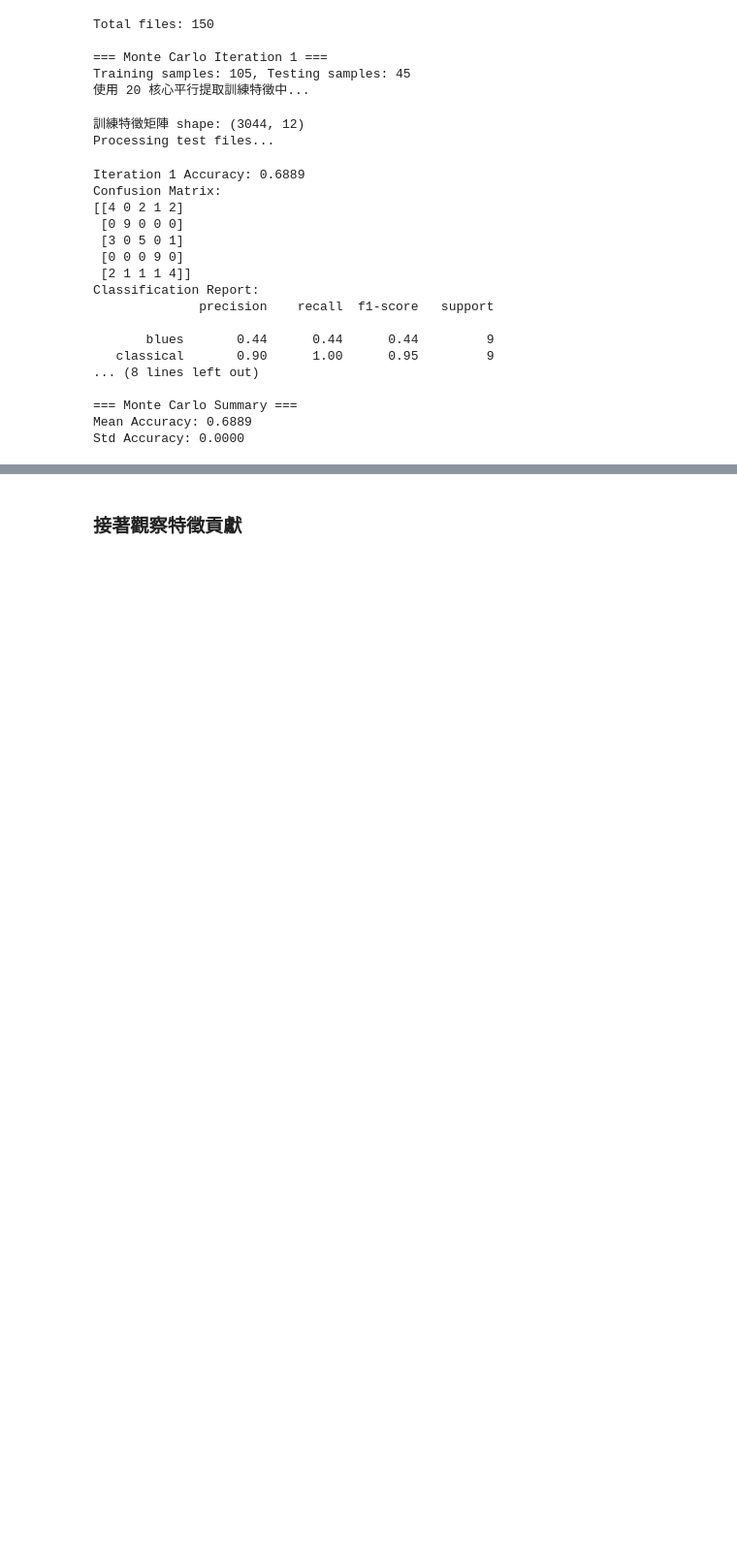
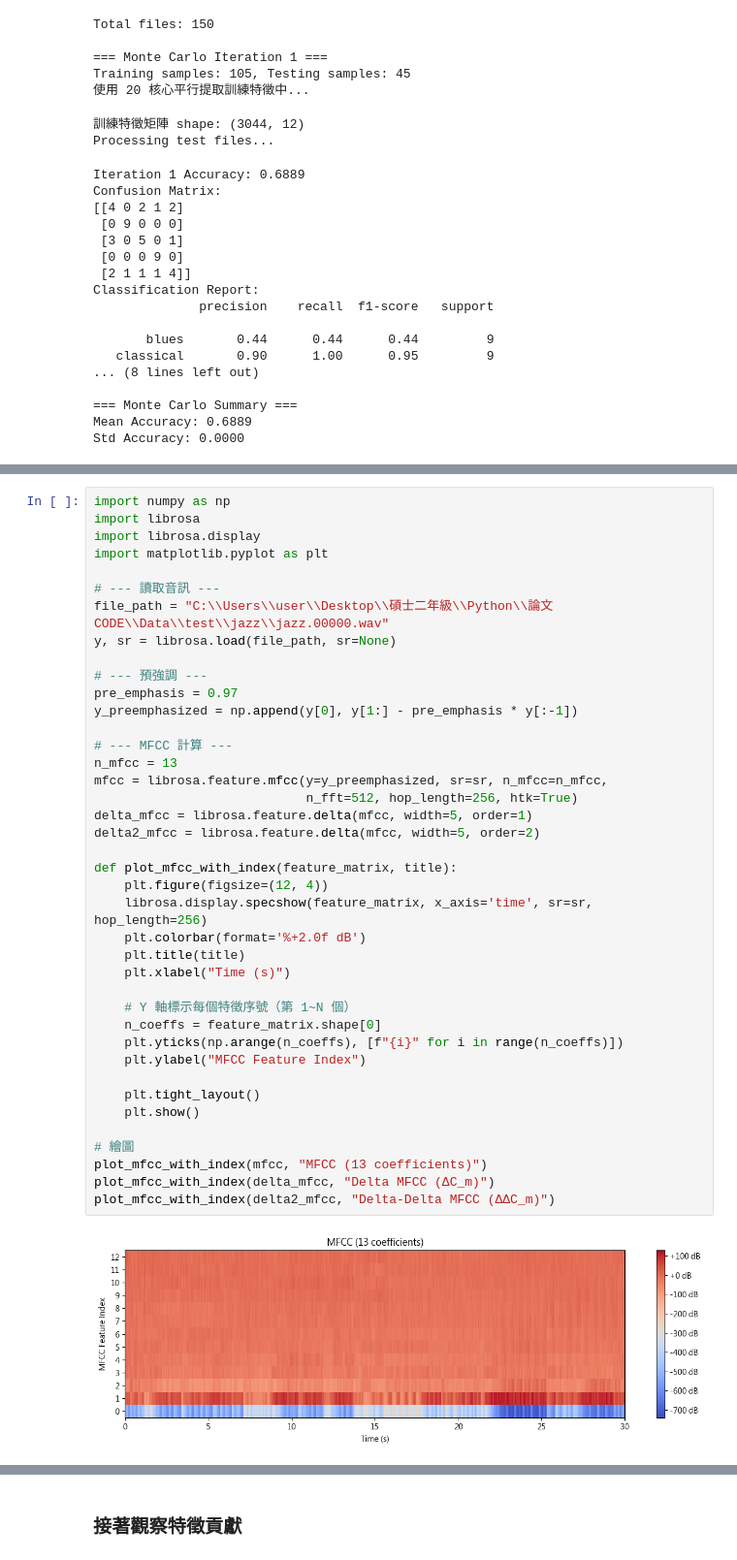
Before and after one commit to Henry-chou0728/study, a Jupyter notebook: test_test.ipynb, the cells around one changed output, grey strips where cells are left out. Shown at 97% size. Cells and saved outputs as stored; diff of their text form; blank space fills up the shorter version.

```diff
--- a/test_test.ipynb
+++ b/test_test.ipynb
@@ -1875,0 +2189,42 @@ Std Accuracy: 0.0000
+# %%
+import numpy as np
+import librosa
+import librosa.display
+import matplotlib.pyplot as plt
+
+# --- 讀取音訊 ---
+file_path = "C:\\Users\\user\\Desktop\\碩士二年級\\Python\\論文CODE\\Data\\test\\jazz\\jazz.00000.wav"
+y, sr = librosa.load(file_path, sr=None)
+
+# --- 預強調 ---
+pre_emphasis = 0.97
+y_preemphasized = np.append(y[0], y[1:] - pre_emphasis * y[:-1])
+
+# --- MFCC 計算 ---
+n_mfcc = 13
+mfcc = librosa.feature.mfcc(y=y_preemphasized, sr=sr, n_mfcc=n_mfcc,
+                            n_fft=512, hop_length=256, htk=True)
+delta_mfcc = librosa.feature.delta(mfcc, width=5, order=1)
+delta2_mfcc = librosa.feature.delta(mfcc, width=5, order=2)
+
+def plot_mfcc_with_index(feature_matrix, title):
+    plt.figure(figsize=(12, 4))
+    librosa.display.specshow(feature_matrix, x_axis='time', sr=sr, hop_length=256)
+    plt.colorbar(format='%+2.0f dB')
+    plt.title(title)
+    plt.xlabel("Time (s)")
+
+    # Y 軸標示每個特徵序號（第 1~N 個）
+    n_coeffs = feature_matrix.shape[0]
+    plt.yticks(np.arange(n_coeffs), [f"{i}" for i in range(n_coeffs)])
+    plt.ylabel("MFCC Feature Index")
+
+    plt.tight_layout()
+    plt.show()
+
+# 繪圖
+plot_mfcc_with_index(mfcc, "MFCC (13 coefficients)")
+plot_mfcc_with_index(delta_mfcc, "Delta MFCC (ΔC_m)")
+plot_mfcc_with_index(delta2_mfcc, "Delta-Delta MFCC (ΔΔC_m)")
+# %% [output]
+[figure, added]
```
Also changed, not shown: parts of 24 cells of this notebook.
